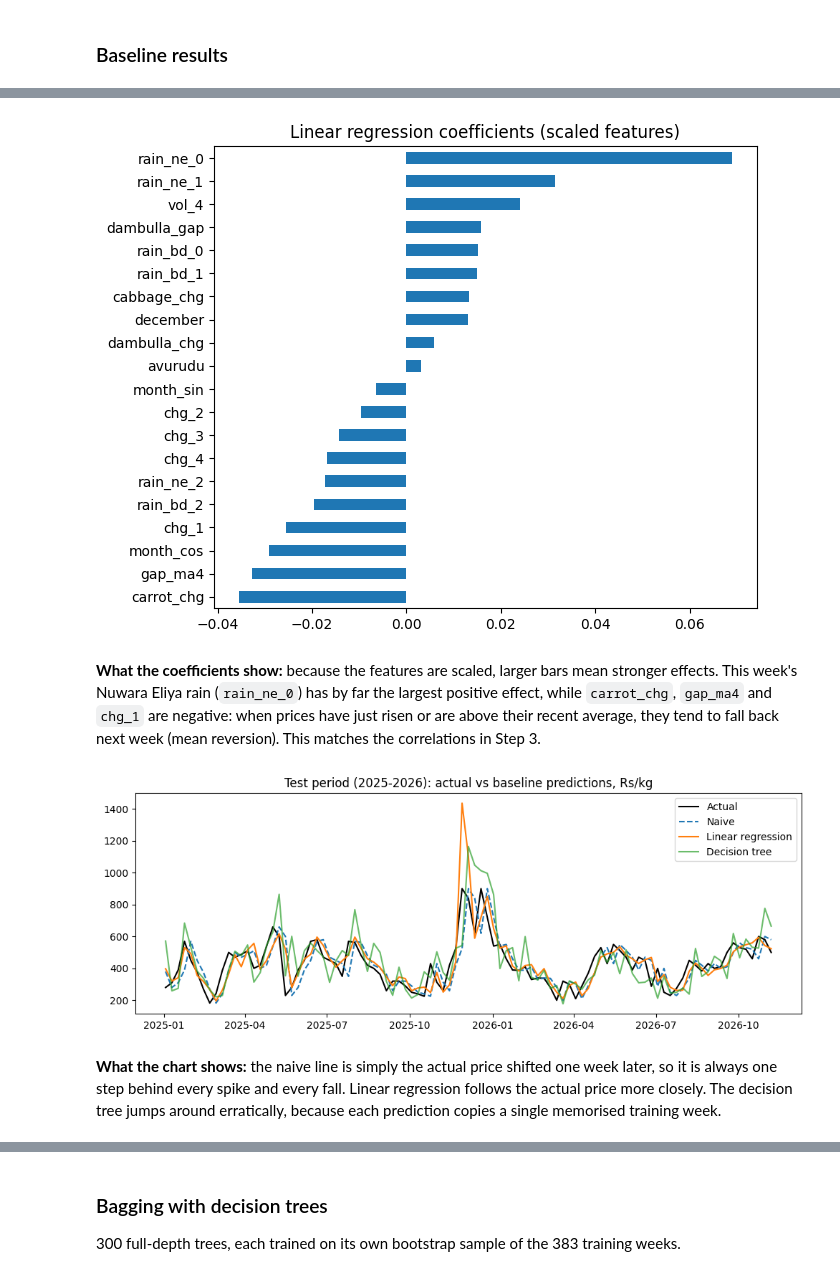
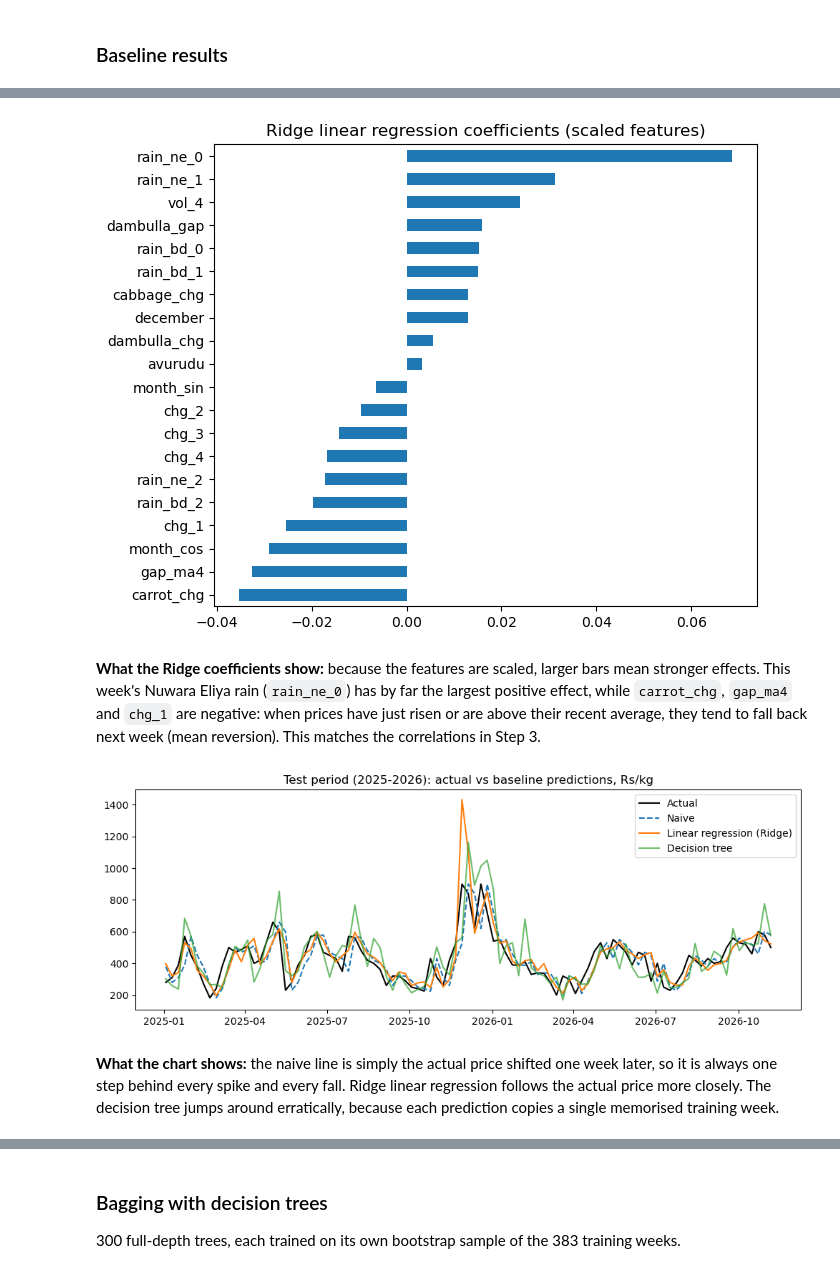
Before and after one commit to renulucshmi/pettah-beans-price-forecast, a Jupyter notebook: ensemble_assignment.ipynb, the cells around one changed output, grey strips where cells are left out. Cells and saved outputs as stored; diff of their text form; code cells hidden in the pictures.

Commit message:
Fix kernel, switch to Ridge, drop LightGBM, update notes to match results

```diff
--- a/ensemble_assignment.ipynb
+++ b/ensemble_assignment.ipynb
@@ -536,10 +546,10 @@ add_result("Seasonal naive", seasonal.loc[train.index], seasonal.loc[val.index],
 Features are scaled with `StandardScaler` (mean 0, standard deviation 1) because rainfall is in mm (0-300) while price changes are small decimals; scaling puts them on the same footing and makes the coefficients comparable. The scaler sits inside a `Pipeline`, so it learns the mean and standard deviation from the **training data only** and never sees validation or test data.
 # %%
 t0 = time.perf_counter()
-linreg = make_pipeline(StandardScaler(), LinearRegression()).fit(X_train, y_train)
+linreg = make_pipeline(StandardScaler(), Ridge(alpha=1.0)).fit(X_train, y_train)
 t = time.perf_counter() - t0
 
-add_result("Linear regression", linreg.predict(X_train), linreg.predict(X_val), linreg.predict(X_test), t)
+add_result("Linear regression (Ridge)", linreg.predict(X_train), linreg.predict(X_val), linreg.predict(X_test), t)
 # %% [markdown]
 ### Baseline 4: a single decision tree
 
@@ -577,26 +587,26 @@ res.round(3)
 # %%
 coef = pd.Series(linreg[-1].coef_, index=feature_cols).sort_values()
-coef.plot(kind="barh", figsize=(7, 6), title="Linear regression coefficients (scaled features)")
+coef.plot(kind="barh", figsize=(7, 6), title="Ridge linear regression coefficients (scaled features)")
 plt.show()
 # %% [output]
-[figure, old version]
+[figure, new version]
 # %% [markdown]
-**What the coefficients show:** because the features are scaled, larger bars mean stronger effects. This week's Nuwara Eliya rain (`rain_ne_0`) has by far the largest positive effect, while `carrot_chg`, `gap_ma4` and `chg_1` are negative: when prices have just risen or are above their recent average, they tend to fall back next week (mean reversion). This matches the correlations in Step 3.
+**What the Ridge coefficients show:** because the features are scaled, larger bars mean stronger effects. This week's Nuwara Eliya rain (`rain_ne_0`) has by far the largest positive effect, while `carrot_chg`, `gap_ma4` and `chg_1` are negative: when prices have just risen or are above their recent average, they tend to fall back next week (mean reversion). This matches the correlations in Step 3.
 # %%
 pred_price = lambda m: test["price_now"] * np.exp(m.predict(X_test))
 
 fig, ax = plt.subplots(figsize=(12, 4))
 ax.plot(test.index, test["price_next"], color="black", linewidth=1.5, label="Actual")
 ax.plot(test.index, test["price_now"], linestyle="--", label="Naive")
-ax.plot(test.index, pred_price(linreg), label="Linear regression")
+ax.plot(test.index, pred_price(linreg), label="Linear regression (Ridge)")
 ax.plot(test.index, pred_price(tree), alpha=0.7, label="Decision tree")
 ax.set_title("Test period (2025-2026): actual vs baseline predictions, Rs/kg")
 ax.legend()
 plt.show()
 # %% [output]
-[figure, old version]
+[figure, new version]
 # %% [markdown]
-**What the chart shows:** the naive line is simply the actual price shifted one week later, so it is always one step behind every spike and every fall. Linear regression follows the actual price more closely. The decision tree jumps around erratically, because each prediction copies a single memorised training week.
+**What the chart shows:** the naive line is simply the actual price shifted one week later, so it is always one step behind every spike and every fall. Ridge linear regression follows the actual price more closely. The decision tree jumps around erratically, because each prediction copies a single memorised training week.
 # %%
 res.to_csv("results/results_step4_baselines.csv")
 # %% [markdown]
```
Also changed, not shown: parts of 28 cells of this notebook, 5 other files.
